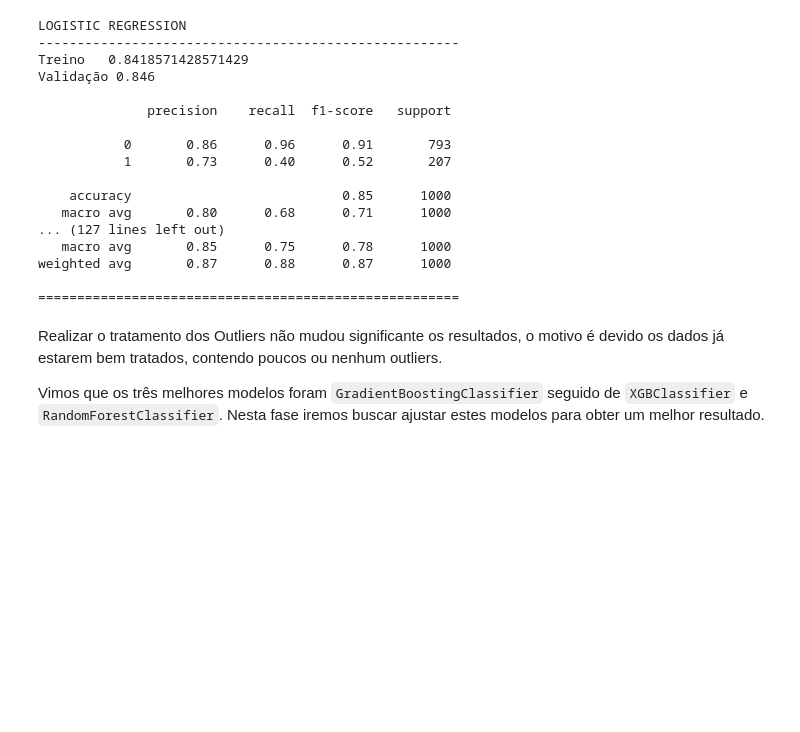
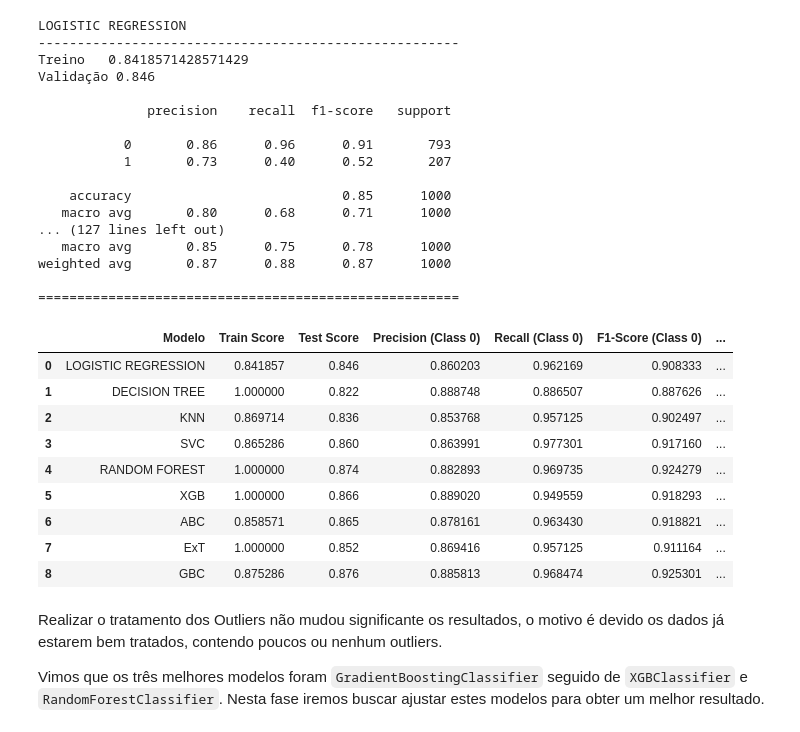
Before and after one commit to mh-pedro/desafio_indicium, a Jupyter notebook: notebooks/preparacao_e_modelagem_dos_dados.ipynb, the cells around one changed output. Saved outputs shown, nothing was run; the diff lists cells and outputs as text; code cells hidden in the pictures; blank space fills up the shorter version.

```diff
--- a/notebooks/preparacao_e_modelagem_dos_dados.ipynb
+++ b/notebooks/preparacao_e_modelagem_dos_dados.ipynb
@@ -318,6 +318,53 @@ Validação 0.846
 weighted avg       0.87      0.88      0.87      1000
 
 ======================================================
+# %%
+# Sumarizando os resultados dos modelos treinando na base completa
+# Lista para armazenar os resultados
+dados_resultados_iniciais = []
+
+# Loop para calcular e armazenar os resultados
+for name, model in list_models:
+    clf = Pipeline(steps=[('preprocesso', preprocesso),
+                          ('classificação', model)])
+
+    clf.fit(X_train, y_train)
+
+    train_score = clf.score(X_train, y_train)
+    test_score = clf.score(X_test, y_test )
+
+    y_pred = clf.predict(X_test)  # Previsões no teste
+    class_report = classification_report(y_test, y_pred, output_dict=True)  # Relatório de classificação como dicionário
+
+    # Armazenando os resultados
+    dados_resultados_iniciais.append({
+        "Modelo": name,
+        "Train Score": train_score,
+        "Test Score": test_score,
+        "Precision (Class 0)": class_report['0']['precision'],
+        "Recall (Class 0)": class_report['0']['recall'],
+        "F1-Score (Class 0)": class_report['0']['f1-score'],
+        "Precision (Class 1)": class_report['1']['precision'],
+        "Recall (Class 1)": class_report['1']['recall'],
+        "F1-Score (Class 1)": class_report['1']['f1-score'],
+        "Accuracy": class_report['accuracy']
+    })
+
+# Criando o DataFrame
+modelo_resultados_inicias = pd.DataFrame(dados_resultados_iniciais)
+# %%
+modelo_resultados_inicias.head(9)
+# %% [output]
+|  | Modelo | Train Score | Test Score | Precision (Class 0) | Recall (Class 0) | F1-Score (Class 0) | ... |
+| 0 | LOGISTIC REGRESSION | 0.841857 | 0.846 | 0.860203 | 0.962169 | 0.908333 | ... |
+| 1 | DECISION TREE | 1.000000 | 0.822 | 0.888748 | 0.886507 | 0.887626 | ... |
+| 2 | KNN | 0.869714 | 0.836 | 0.853768 | 0.957125 | 0.902497 | ... |
+| 3 | SVC | 0.865286 | 0.860 | 0.863991 | 0.977301 | 0.917160 | ... |
+| 4 | RANDOM FOREST | 1.000000 | 0.874 | 0.882893 | 0.969735 | 0.924279 | ... |
+| 5 | XGB | 1.000000 | 0.866 | 0.889020 | 0.949559 | 0.918293 | ... |
+| 6 | ABC | 0.858571 | 0.865 | 0.878161 | 0.963430 | 0.918821 | ... |
+| 7 | ExT | 1.000000 | 0.852 | 0.869416 | 0.957125 | 0.911164 | ... |
+| 8 | GBC | 0.875286 | 0.876 | 0.885813 | 0.968474 | 0.925301 | ... |
 # %% [markdown]
 Realizar o tratamento dos Outliers não mudou significante os resultados, o motivo é devido os dados já estarem bem tratados, contendo poucos ou nenhum outliers.
 
```
Also changed, not shown: parts of 1 cell of this notebook, 1 other file.
